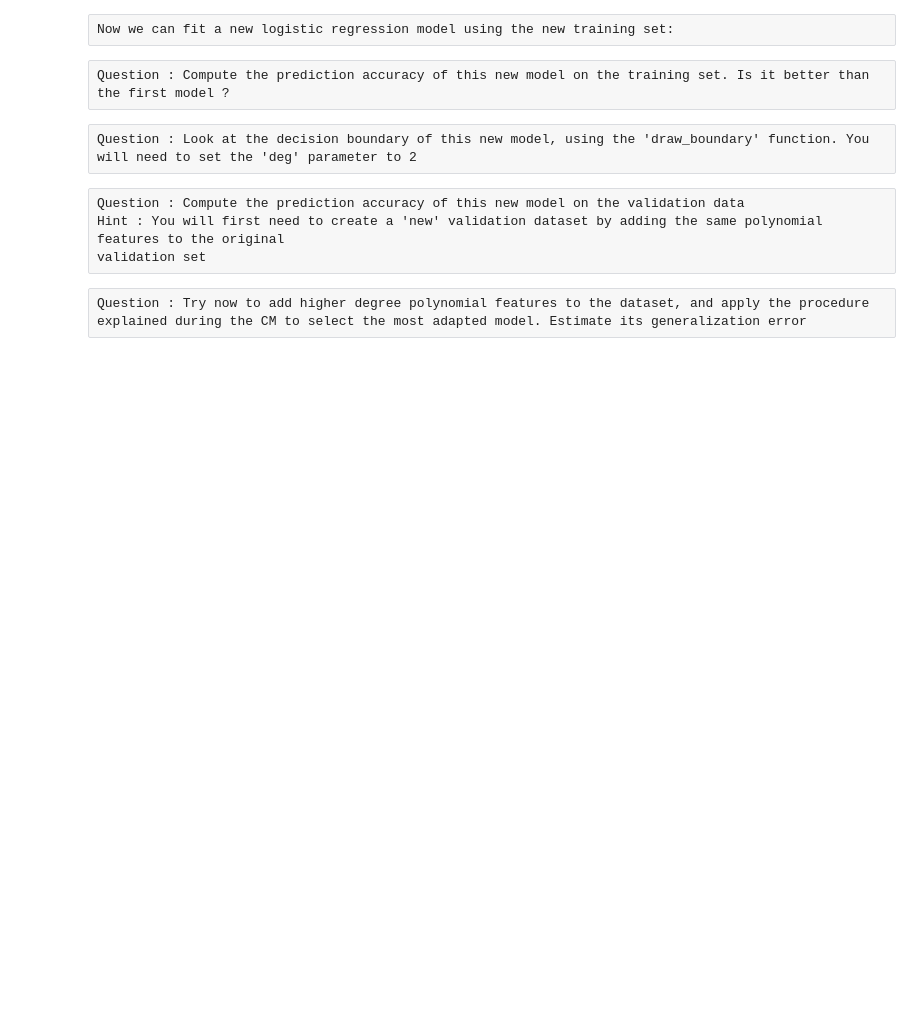
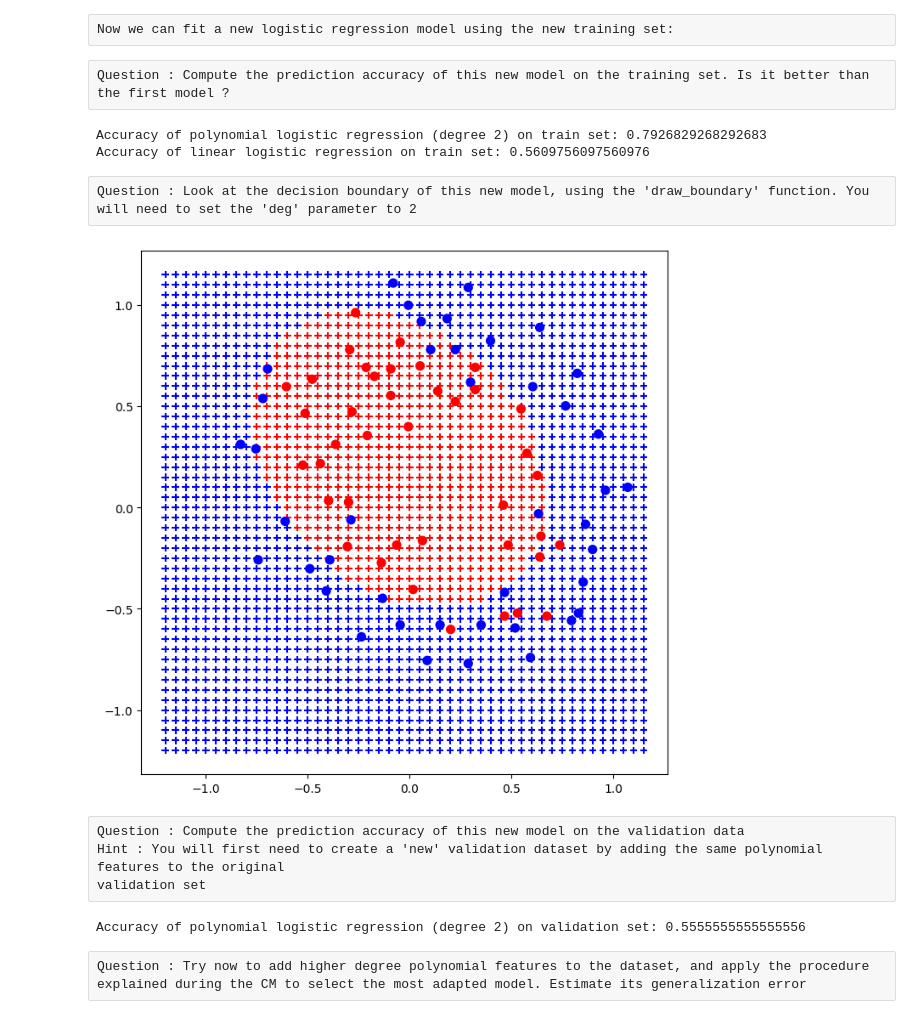
Before and after one commit to Largaton1/Regression_Logistique, a Jupyter notebook: TP1_Logistic_Regression_student.ipynb, the cells around one changed output. Cells and saved outputs as stored; diff of their text form; code cells hidden in the pictures; blank space fills up the shorter version.

```diff
--- a/TP1_Logistic_Regression_student.ipynb
+++ b/TP1_Logistic_Regression_student.ipynb
@@ -266,11 +275,34 @@ Now we can fit a new logistic regression model using the new training set:
 lr_model2 = LogisticRegression().fit(X_train2, train_data.Y)
 # %% [raw]
 Question : Compute the prediction accuracy of this new model on the training set. Is it better than the first model ?
+# %%
+acc_train2 = lr_model2.score(X_train2, train_data.Y)
+print("Accuracy of polynomial logistic regression (degree 2) on train set:", acc_train2)
+
+# For comparison, accuracy of the first (linear) model:
+acc_train1 = lr_model.score(train_data.iloc[:,0:2], train_data.Y)
+print("Accuracy of linear logistic regression on train set:", acc_train1)
+# %% [output]
+Accuracy of polynomial logistic regression (degree 2) on train set: 0.7926829268292683
+Accuracy of linear logistic regression on train set: 0.5609756097560976
 # %% [raw]
 Question : Look at the decision boundary of this new model, using the 'draw_boundary' function. You will need to set the 'deg' parameter to 2
+# %%
+draw_boundary(lr_model2, train_data, 2, -1.2, 1.2, -1.2, 1.2)
+# %% [output]
+[figure, added]
 # %% [raw]
 Question : Compute the prediction accuracy of this new model on the validation data
 Hint : You will first need to create a 'new' validation dataset by adding the same polynomial features to the original
 validation set
+# %%
+# Add polynomial features (degree 2) to the validation set
+X_val2 = poly.transform(validation_data[["X1", "X2"]])
+
+# Compute accuracy of the polynomial logistic regression model on the validation set
+acc_val2 = lr_model2.score(X_val2, validation_data["Y"])
+print("Accuracy of polynomial logistic regression (degree 2) on validation set:", acc_val2)
+# %% [output]
+Accuracy of polynomial logistic regression (degree 2) on validation set: 0.5555555555555556
 # %% [raw]
 Question : Try now to add higher degree polynomial features to the dataset, and apply the procedure explained during the CM to select the most adapted model. Estimate its generalization error
```
Also changed, not shown: parts of 15 cells of this notebook.
